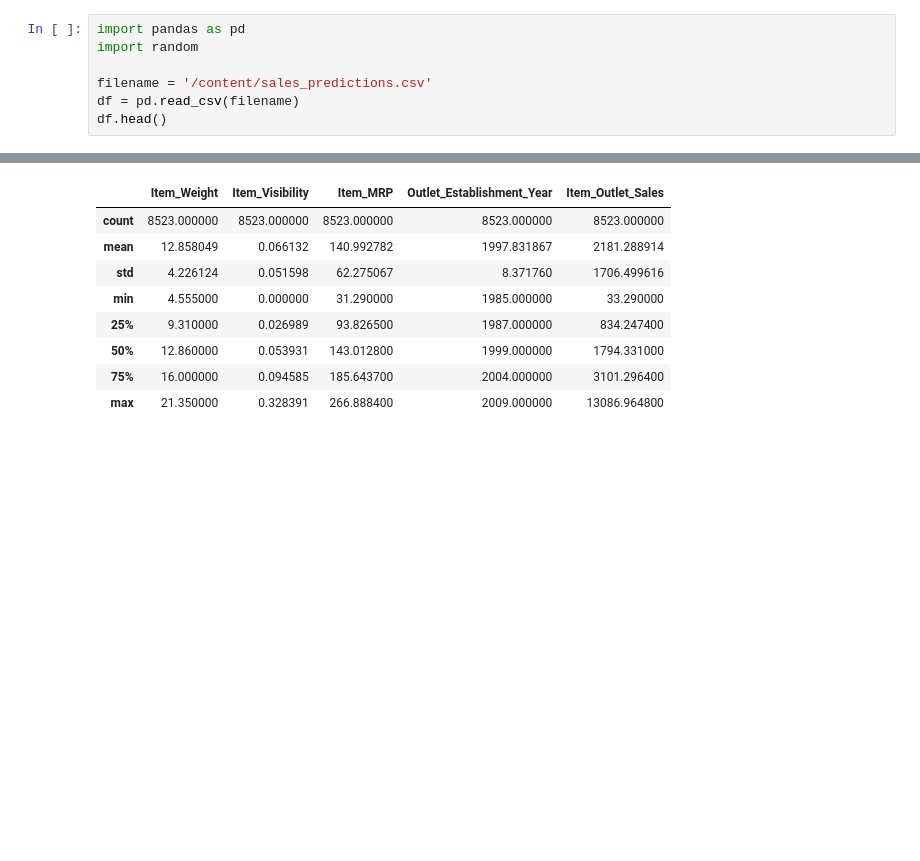
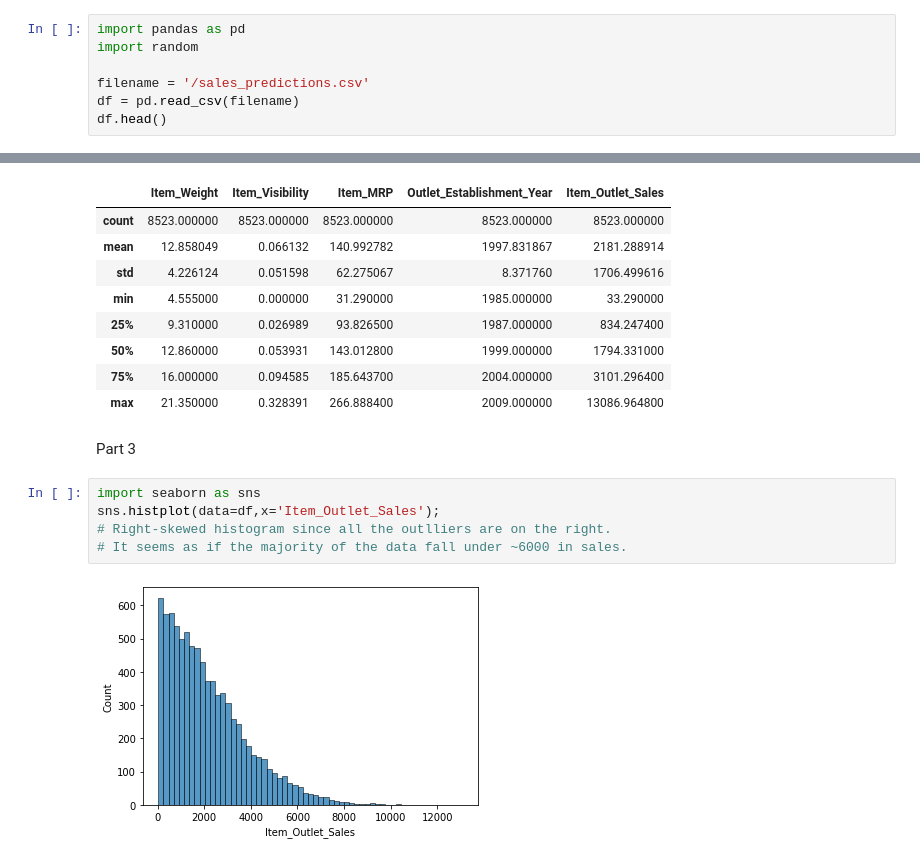
Before and after one commit to hport15/food-sales-predictions, a Jupyter notebook: food_sales_predictions.ipynb, the cells around one changed output, grey strips where cells are left out. Drawn from its saved outputs; the diff is of its cells as text; blank space fills up the shorter version.

```diff
--- a/food_sales_predictions.ipynb
+++ b/food_sales_predictions.ipynb
@@ -4,7 +4,7 @@
 import pandas as pd
 import random
 
-filename = '/content/sales_predictions.csv'
+filename = '/sales_predictions.csv'
 df = pd.read_csv(filename)
 df.head()
 # %% [output]
@@ -271,3 +289,12 @@ df.describe()
 | 50% | 12.860000 | 0.053931 | 143.012800 | 1999.000000 | 1794.331000 |
 | 75% | 16.000000 | 0.094585 | 185.643700 | 2004.000000 | 3101.296400 |
 | max | 21.350000 | 0.328391 | 266.888400 | 2009.000000 | 13086.964800 |
+# %% [markdown]
+Part 3
+# %%
+import seaborn as sns
+sns.histplot(data=df,x='Item_Outlet_Sales');
+# Right-skewed histogram since all the outlliers are on the right.
+# It seems as if the majority of the data fall under ~6000 in sales.
+# %% [output]
+[figure, added]
```
Also changed, not shown: parts of 12 cells of this notebook.
